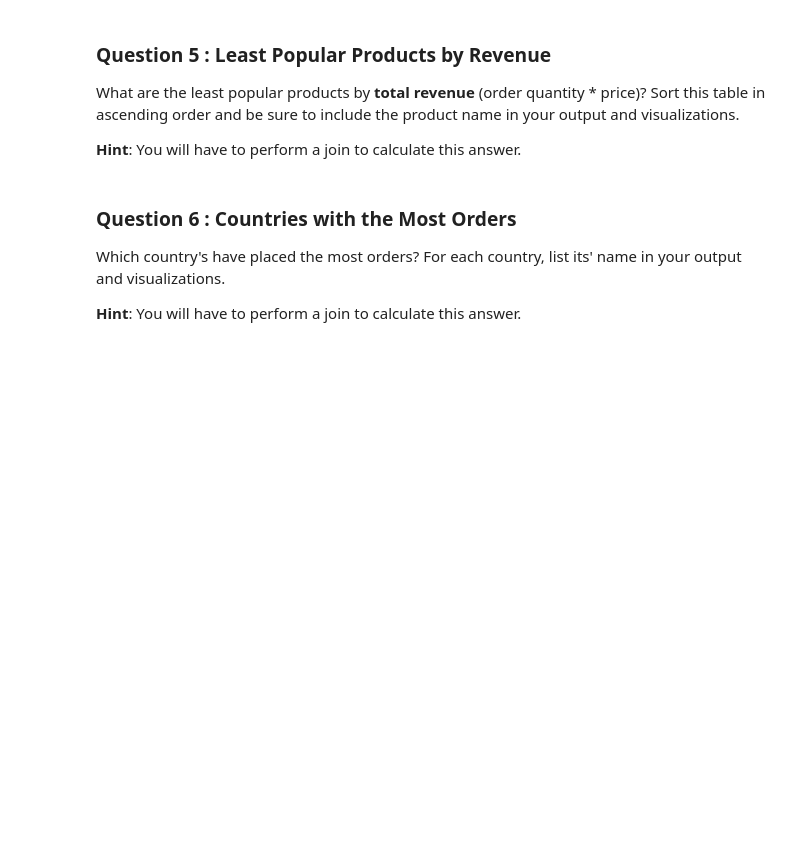
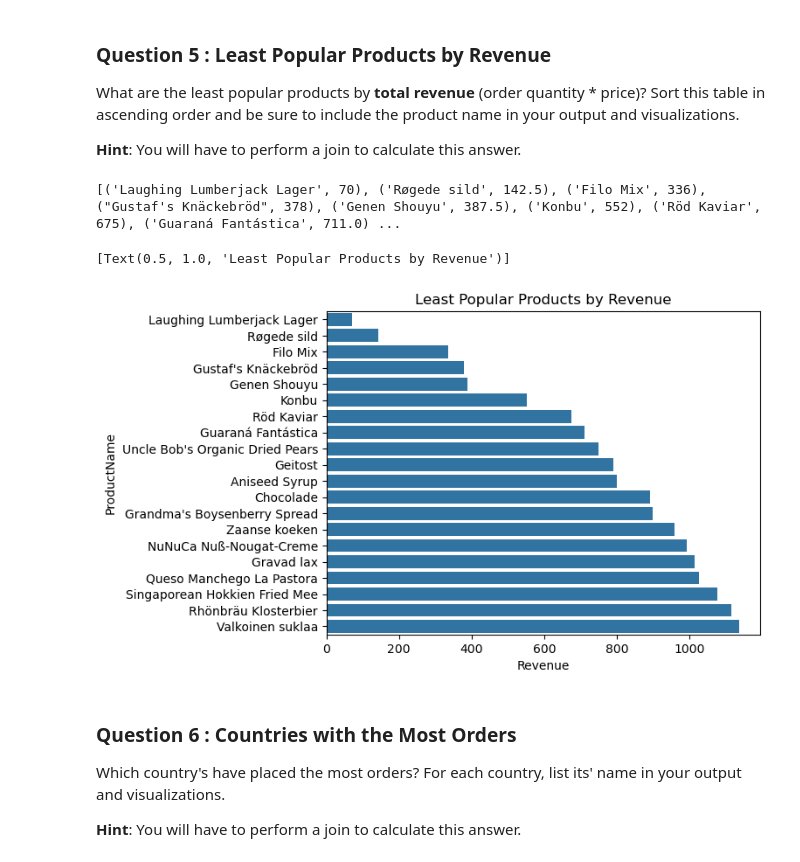
Before and after one commit to vchu22/IF-DS-TLAB4-AdHoc-SQL, a Jupyter notebook: adhoc_report.ipynb, the cells around one changed output. Cells and saved outputs as stored; diff of their text form; code cells hidden in the pictures; blank space fills up the shorter version.

```diff
--- a/adhoc_report.ipynb
+++ b/adhoc_report.ipynb
@@ -134,16 +134,30 @@ What are the least popular products by **total revenue** (order quantity * price
 **Hint**: You will have to perform a join to calculate this answer.
 # %%
 # TODO: Write a SQL query which will answer the question above.
-...
+cursor.execute("""
+    SELECT ProductName, SUM(o.Quantity) * p.Price as Revenue
+    FROM OrderDetails o JOIN Products p
+    ON o.ProductID = p.ProductID
+    GROUP BY ProductName
+    ORDER BY Revenue ASC
+    LIMIT 20;
+""")
 
 # TODO: Fetch your list of tuples and print it out
-...
+rows = cursor.fetchall()
+print(rows)
+# %% [output]
+[('Laughing Lumberjack Lager', 70), ('Røgede sild', 142.5), ('Filo Mix', 336), ("Gustaf's Knäckebröd", 378), ('Genen Shouyu', 387.5), ('Konbu', 552), ('Röd Kaviar', 675), ('Guaraná Fantástica', 711.0) ...
 # %%
 # TODO: Convert your list of tuples to a dataframe
-...
+df = pd.DataFrame(rows, columns=['ProductName', 'Revenue'])
+df.set_index('ProductName', inplace=True)
 
 # TODO: Generate a visualization on this dataframe
-...
+sns.barplot(df, x="Revenue", y="ProductName").set(title='Least Popular Products by Revenue')
+# %% [output]
+[Text(0.5, 1.0, 'Least Popular Products by Revenue')]
+[figure, added]
 # %% [markdown]
 ### Question 6 : Countries with the Most Orders
 
```
Also changed, not shown: parts of 9 cells of this notebook.
